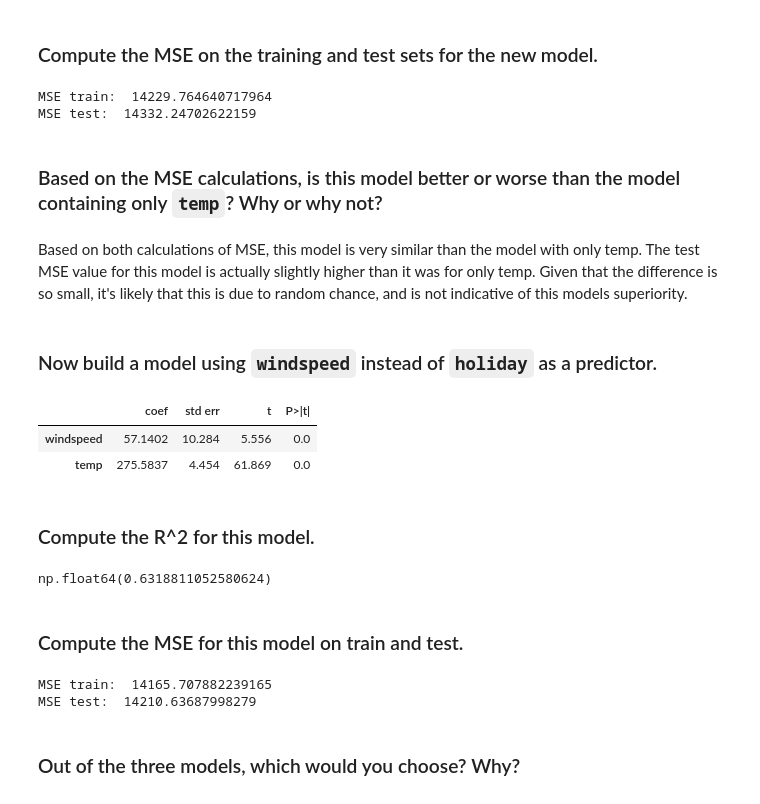
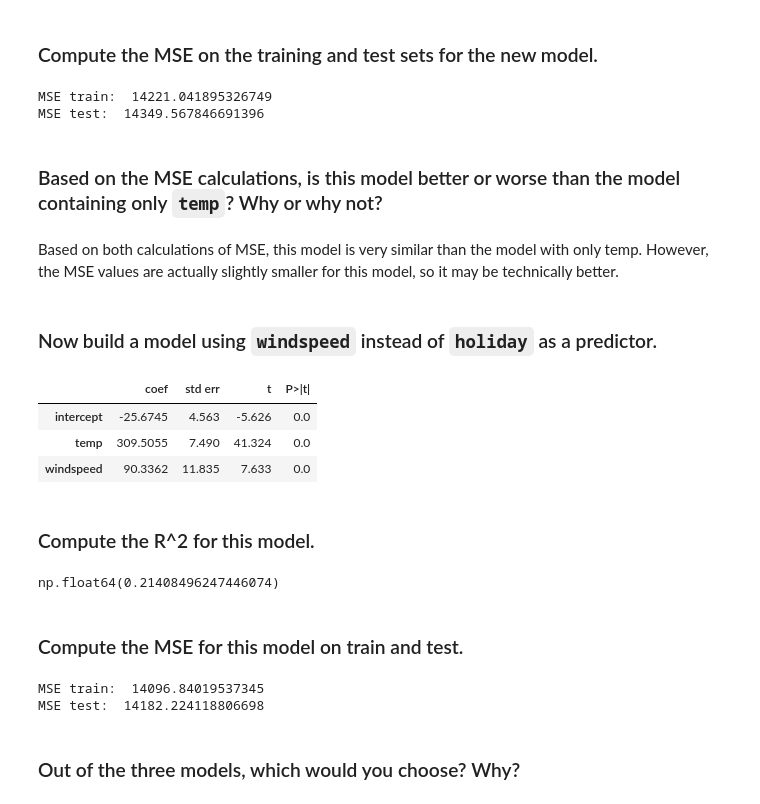
Before and after one commit to yusefSidaoui/CSE_2600_ys, a Jupyter notebook: mod04_linear.ipynb, the cells around one changed output. Cells and saved outputs as stored; diff of their text form; code cells hidden in the pictures.

```diff
--- a/mod04_linear.ipynb
+++ b/mod04_linear.ipynb
@@ -240,46 +241,47 @@ np.float64(0.6302164864950615)
 # %% [markdown]
 ### Compute the MSE on the training and test sets for the new model.
 # %%
-predictions_train_2 = predict(X_train[['holiday', 'temp']], results_2)
+predictions_train_2 = predict(X_train[['intercept', 'temp', 'holiday']], results_2)
 print('MSE train: ', mse(y_train, predictions_train_2))
 
-predictions_test_2 = predict(X_test[['holiday', 'temp']], results_2)
+predictions_test_2 = predict(X_test[['intercept', 'temp', 'holiday']], results_2)
 print('MSE test: ', mse(y_test, predictions_test_2))
 # %% [output]
-MSE train:  14229.764640717964
-MSE test:  14332.24702622159
+MSE train:  14221.041895326749
+MSE test:  14349.567846691396
 # %% [markdown]
 ### Based on the MSE calculations, is this model better or worse than the model containing only `temp`? Why or why not?
 # %% [markdown]
-Based on both calculations of MSE, this model is very similar than the model with only temp. The test MSE value for this model is actually slightly higher than it was for only temp. Given that the difference is so small, it's likely that this is due to random chance, and is not indicative of this models superiority.
+Based on both calculations of MSE, this model is very similar than the model with only temp. However, the MSE values are actually slightly smaller for this model, so it may be technically better.
 # %% [markdown]
 ### Now build a model using `windspeed` instead of `holiday` as a predictor.
 # %%
-model_3 = sm.OLS(y_train, X_train[['windspeed', 'temp']])
+model_3 = sm.OLS(y_train, X_train[['intercept', 'temp', 'windspeed']])
 results_3 = model_3.fit()
 summarize(results_3)
 # %% [output]
 |  | coef | std err | t | P>|t| |
-| windspeed | 57.1402 | 10.284 | 5.556 | 0.0 |
-| temp | 275.5837 | 4.454 | 61.869 | 0.0 |
+| intercept | -25.6745 | 4.563 | -5.626 | 0.0 |
+| temp | 309.5055 | 7.490 | 41.324 | 0.0 |
+| windspeed | 90.3362 | 11.835 | 7.633 | 0.0 |
 # %% [markdown]
 ### Compute the R^2 for this model.
 # %%
 #fillin
 results_3.rsquared
 # %% [output]
-np.float64(0.6318811052580624)
+np.float64(0.21408496247446074)
 # %% [markdown]
 ### Compute the MSE for this model on train and test.
 # %%
-predictions_train_3 = predict(X_train[['windspeed', 'temp']], results_3)
+predictions_train_3 = predict(X_train[['intercept', 'temp', 'windspeed']], results_3)
 print('MSE train: ', mse(y_train, predictions_train_3))
 
-predictions_test_3 = predict(X_test[['windspeed', 'temp']], results_3)
+predictions_test_3 = predict(X_test[['intercept', 'temp', 'windspeed']], results_3)
 print('MSE test: ', mse(y_test, predictions_test_3))
 # %% [output]
-MSE train:  14165.707882239165
-MSE test:  14210.63687998279
+MSE train:  14096.84019537345
+MSE test:  14182.224118806698
 # %% [markdown]
 ### Out of the three models, which would you choose? Why?
 # %% [markdown]
```
Also changed, not shown: parts of 2 cells of this notebook.
